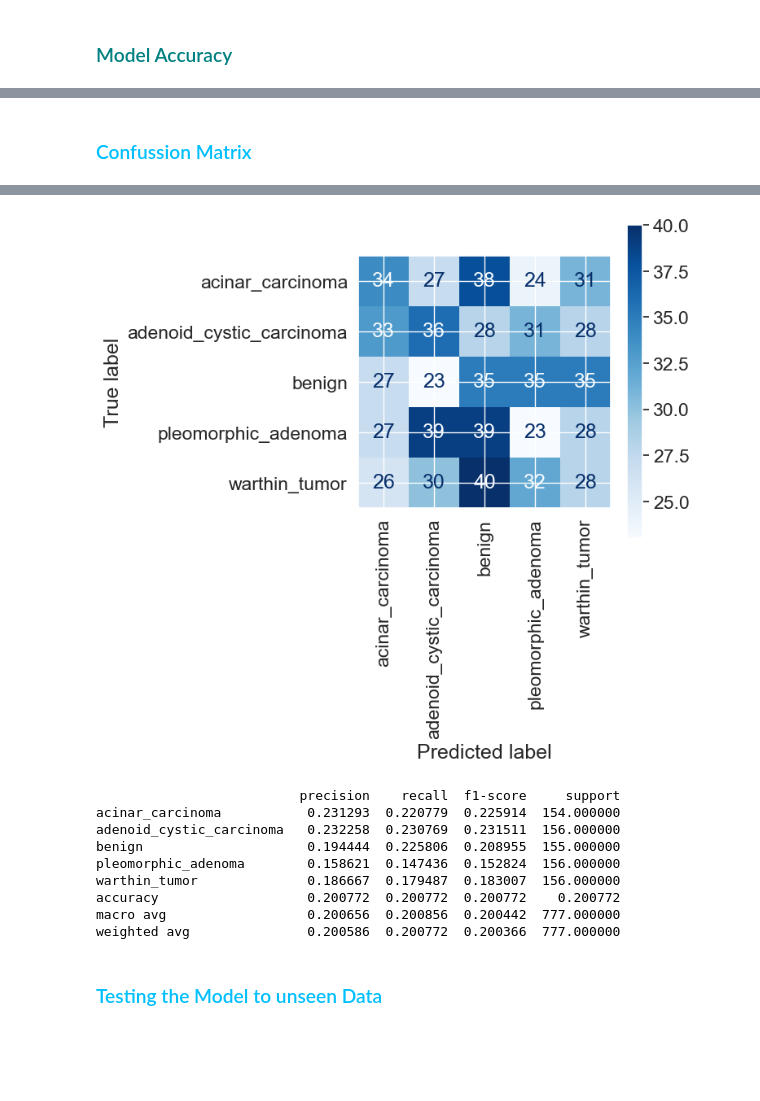
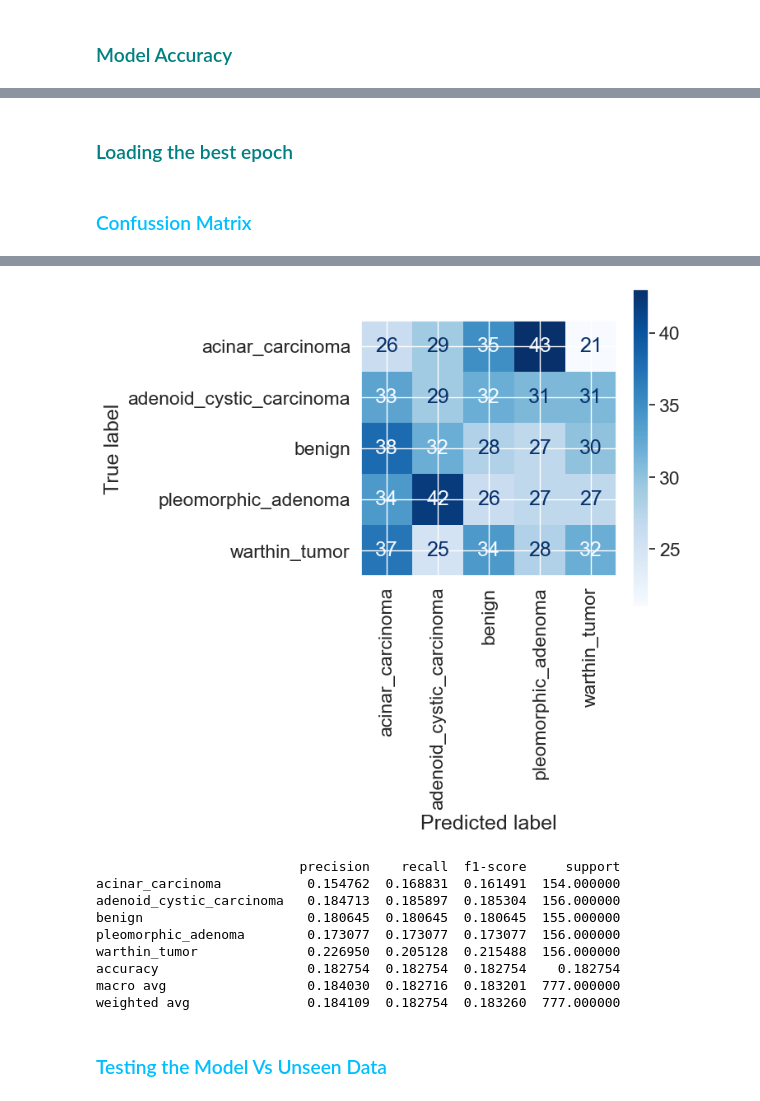
Before and after one commit to isi-mube/Cytology-Codex, a Jupyter notebook: 02_py_scripts/01_salivary_gland/02_modeling.ipynb, the cells around one changed output, grey strips where cells are left out. Cells and saved outputs as stored; diff of their text form; code cells hidden in the pictures; blank space fills up the shorter version.

```diff
--- a/02_py_scripts/01_salivary_gland/02_modeling.ipynb
+++ b/02_py_scripts/01_salivary_gland/02_modeling.ipynb
@@ -177,8 +178,23 @@ plt.show()
+# %% [markdown]
+<h3 style="color: #008080;">Loading the best epoch</h3>
+# %%
+checkpoint_path = os.path.join(salivary_gland, "00_epochs", "save_at_23.keras")
+model.load_weights(checkpoint_path)
 # %% [markdown]
 <h3 style="color: #00BFFF;">Confussion Matrix</h3>
 # %%
+# true labels
+true_labels = val_ds.classes
+
+# predictions
+predictions = model.predict(val_ds)
+pred_labels = np.argmax(predictions, axis=-1)
+
 # compute the confusion matrix
 cm = confusion_matrix(true_labels, pred_labels)
+
+# class names
+class_names = list(val_ds.class_indices.keys())
 
 # plot the confusion matrix
 fig, ax = plt.subplots(figsize=(5, 5))  # Increase the size of the figure
@@ -196,15 +213,15 @@ print(df_report)
-[figure, old version]
+[figure, new version]
-                          precision    recall  f1-score     support
-acinar_carcinoma           0.231293  0.220779  0.225914  154.000000
-adenoid_cystic_carcinoma   0.232258  0.230769  0.231511  156.000000
-benign                     0.194444  0.225806  0.208955  155.000000
-pleomorphic_adenoma        0.158621  0.147436  0.152824  156.000000
-warthin_tumor              0.186667  0.179487  0.183007  156.000000
-accuracy                   0.200772  0.200772  0.200772    0.200772
-macro avg                  0.200656  0.200856  0.200442  777.000000
-weighted avg               0.200586  0.200772  0.200366  777.000000
+                          precision    recall  f1-score     support
+acinar_carcinoma           0.154762  0.168831  0.161491  154.000000
+adenoid_cystic_carcinoma   0.184713  0.185897  0.185304  156.000000
+benign                     0.180645  0.180645  0.180645  155.000000
+pleomorphic_adenoma        0.173077  0.173077  0.173077  156.000000
+warthin_tumor              0.226950  0.205128  0.215488  156.000000
+accuracy                   0.182754  0.182754  0.182754    0.182754
+macro avg                  0.184030  0.182716  0.183201  777.000000
+weighted avg               0.184109  0.182754  0.183260  777.000000
 # %% [markdown]
-<h3 style="color: #00BFFF;">Testing the Model to unseen Data</h3>
+<h3 style="color: #00BFFF;">Testing the Model Vs Unseen Data</h3>
 # %%
 # testing an acinar carcinoma image
 rel_img_path = 'acinar_carcinoma/IB00120.svs [0] (1).png' # relative path
```
Also changed, not shown: parts of 7 cells of this notebook.
